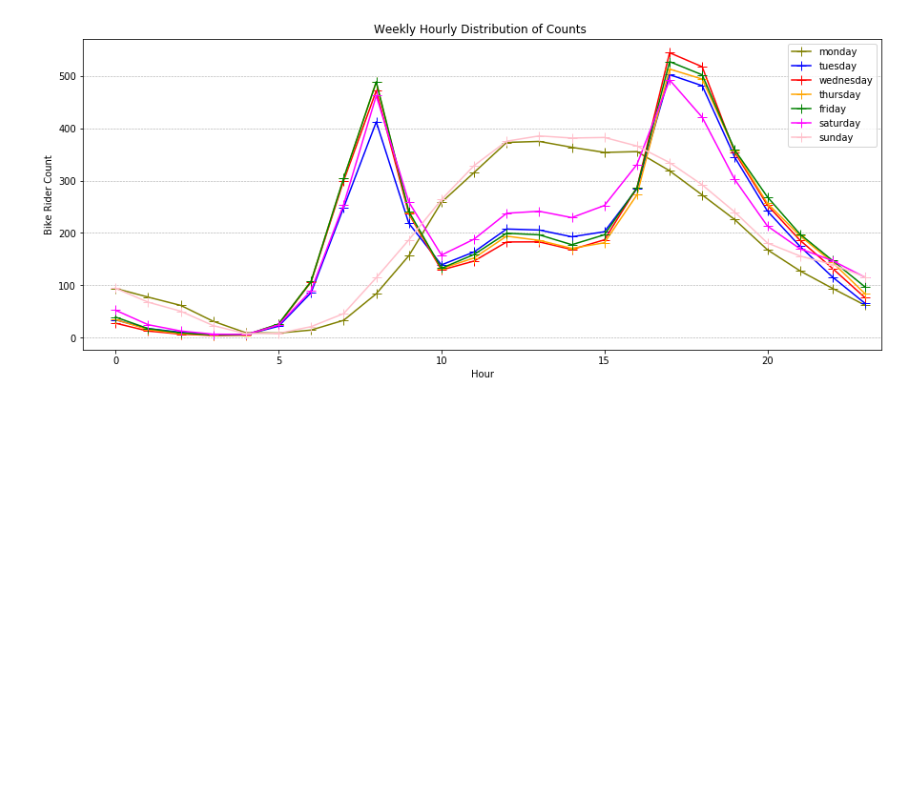
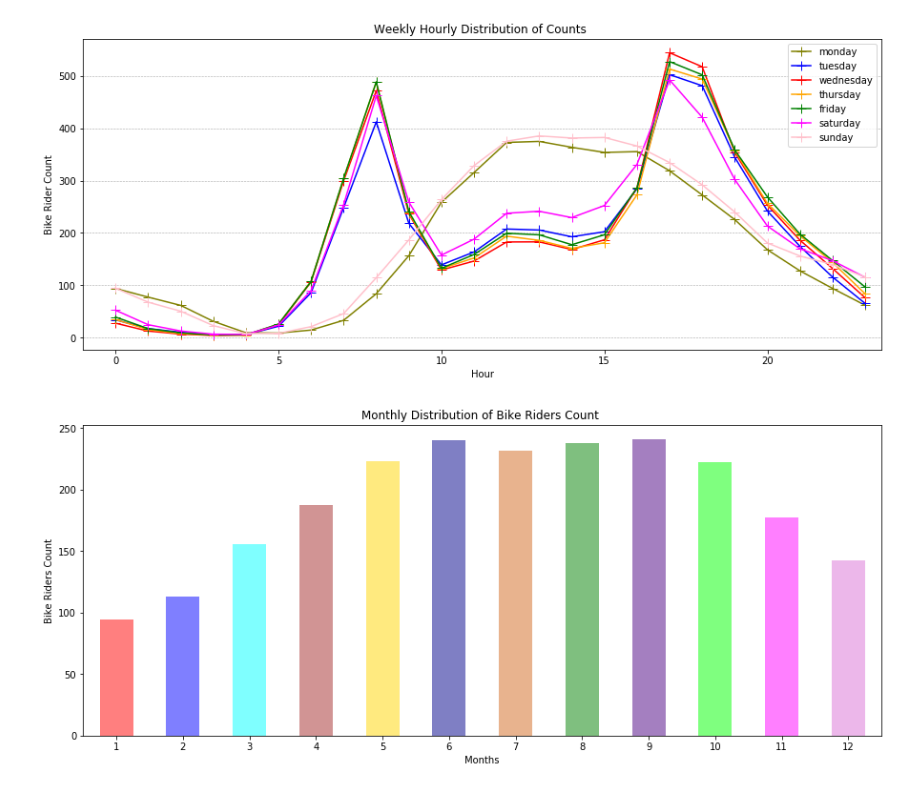
Before and after one commit to Sasmita28/Bike-Share-Analysis, a Jupyter notebook: project_one_bike_sharing_sm.ipynb, the cells around one changed output. Saved outputs shown, nothing was run; the diff lists cells and outputs as text; code cells hidden in the pictures; blank space fills up the shorter version.

```diff
--- a/project_one_bike_sharing_sm.ipynb
+++ b/project_one_bike_sharing_sm.ipynb
@@ -195,3 +195,15 @@ plt.title("Weekly Hourly Distribution of Counts ")
 plt.savefig('analysis_result/hourly_distribution_count_weekly.png')
 # %% [output]
 [figure]
+# %%
+count_per_month = bike_data.groupby('mnth')['cnt'].mean()
+count_per_month = pd.DataFrame(count_per_month)
+count_per_month= count_per_month.reset_index()
+my_colors = ['red','blue','aqua','brown','gold','darkblue','chocolate','green','indigo','lime','magenta','orchid']
+my_plot = count_per_month.plot('mnth','cnt',kind= 'bar',figsize = (15,6),color=my_colors,alpha = 0.5,legend = False,rot = 0)
+my_plot.set_xlabel("Months")
+my_plot.set_ylabel("Bike Riders Count")
+my_plot.set_title("Monthly Distribution of Bike Riders Count ")
+plt.savefig('analysis_result/monthly_count.png')
+# %% [output]
+[figure, added]
```
Also changed, not shown: parts of 2 cells of this notebook.
